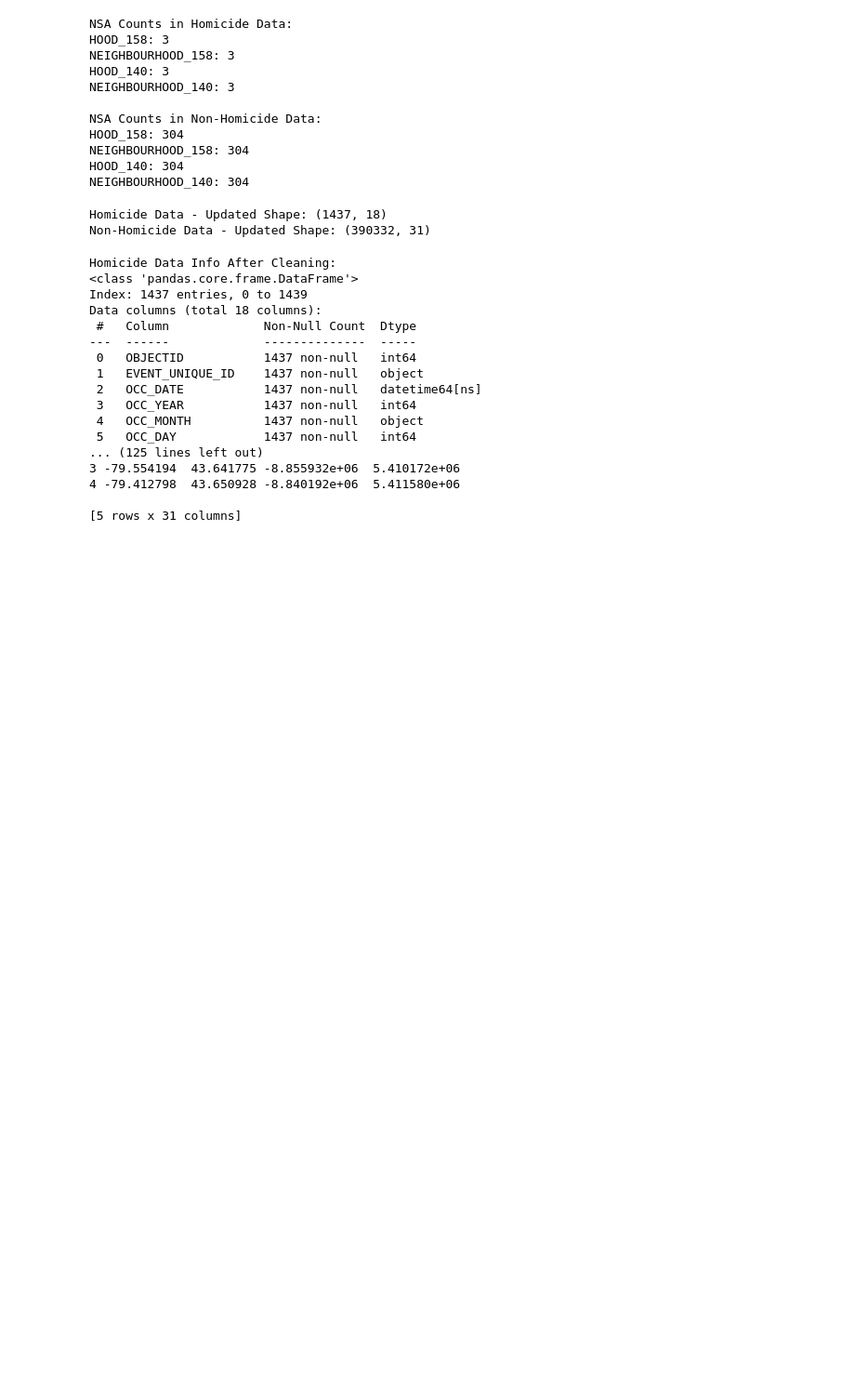
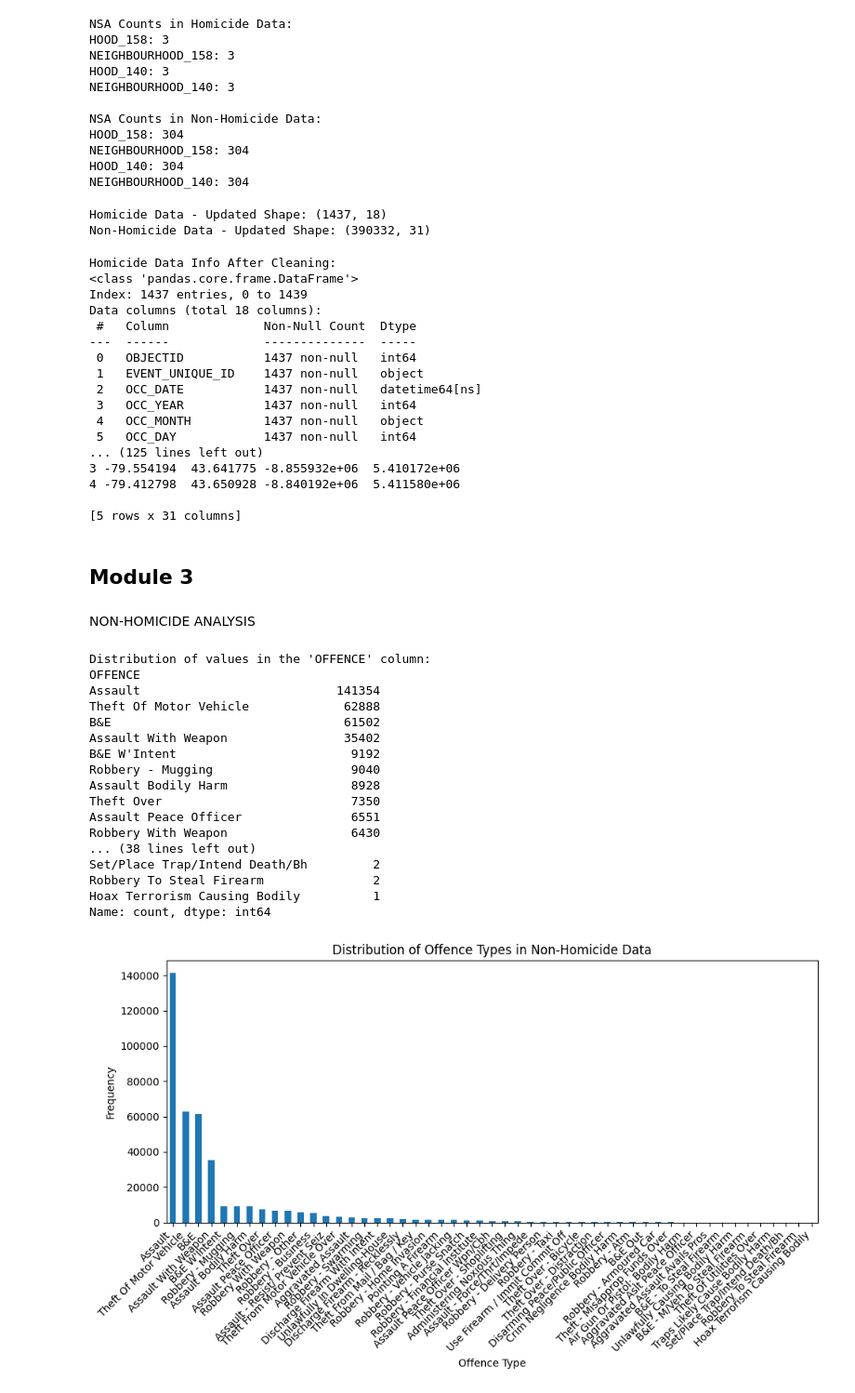
Before and after one commit to RiskSpecialist/CIND820_TorontoCrime, a Jupyter notebook: CIND820_TorontoCrime.ipynb, the cells around one changed output. Shown at 93% size. Drawn from its saved outputs; the diff is of its cells as text; code cells hidden in the pictures; blank space fills up the shorter version.

```diff
--- a/CIND820_TorontoCrime.ipynb
+++ b/CIND820_TorontoCrime.ipynb
@@ -272,3 +272,7 @@ Data columns (total 18 columns):
 4 -79.412798  43.650928 -8.840192e+06  5.411580e+06
 
 [5 rows x 31 columns]
+# %% [markdown]
+## **Module 3**
+# %% [markdown]
+NON-HOMICIDE ANALYSIS
@@ -274,0 +288,38 @@ Data columns (total 18 columns):
+# %%
+# Analyze the distribution of values in the 'OFFENCE' column
+offence_distribution = non_homicide_data['OFFENCE'].value_counts()
+
+# Display the distribution
+print("Distribution of values in the 'OFFENCE' column:")
+print(offence_distribution)
+
+# Plot the distribution
+import matplotlib.pyplot as plt
+
+plt.figure(figsize=(10, 6))
+offence_distribution.plot(kind='bar')
+plt.title('Distribution of Offence Types in Non-Homicide Data')
+plt.xlabel('Offence Type')
+plt.ylabel('Frequency')
+plt.xticks(rotation=45, ha='right')
+plt.tight_layout()
+plt.show()
+# %% [output]
+Distribution of values in the 'OFFENCE' column:
+OFFENCE
+Assault                           141354
+Theft Of Motor Vehicle             62888
+B&E                                61502
+Assault With Weapon                35402
+B&E W'Intent                        9192
+Robbery - Mugging                   9040
+Assault Bodily Harm                 8928
+Theft Over                          7350
+Assault Peace Officer               6551
+Robbery With Weapon                 6430
+... (38 lines left out)
+Set/Place Trap/Intend Death/Bh         2
+Robbery To Steal Firearm               2
+Hoax Terrorism Causing Bodily          1
+Name: count, dtype: int64
+[figure, added]
```
Also changed, not shown: parts of 32 cells of this notebook.
